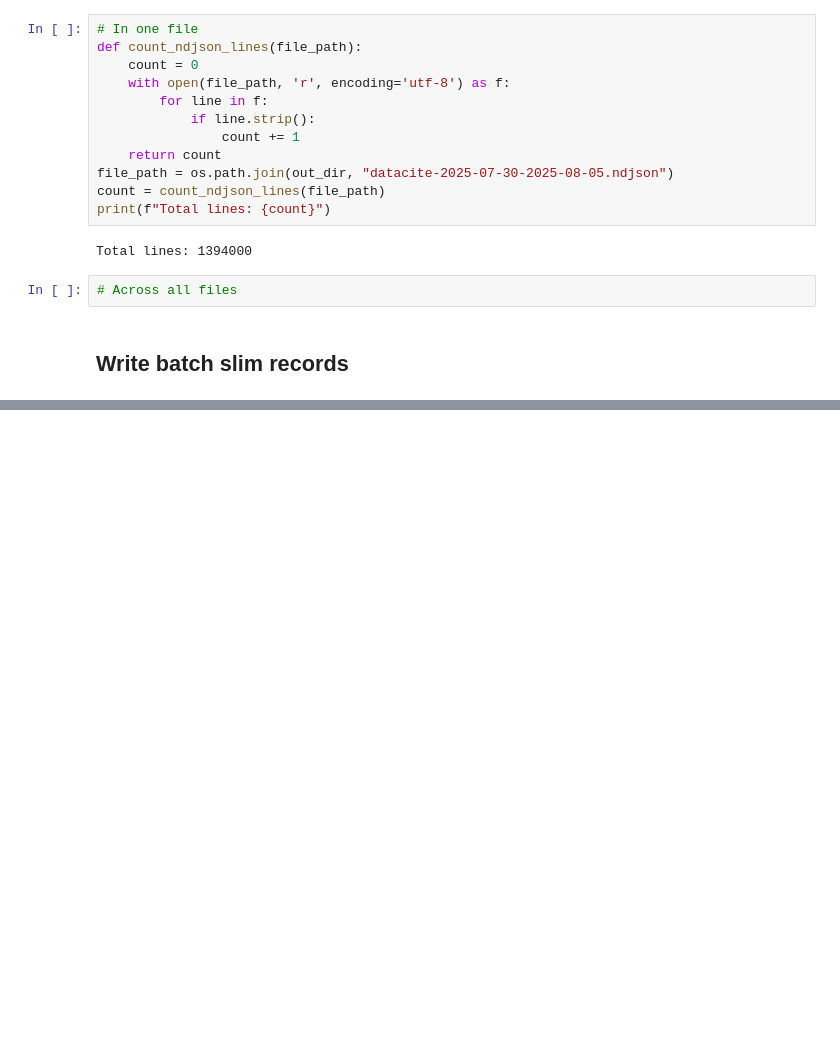
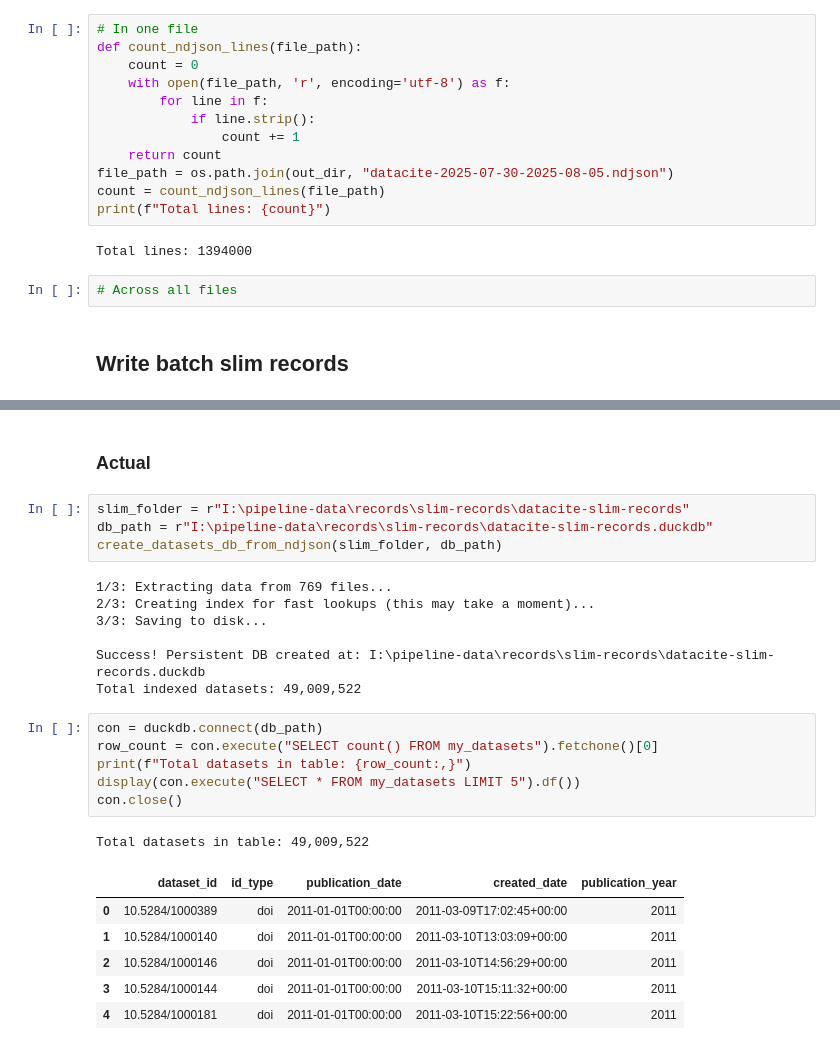
Before and after one commit to data-S-index/s-index-pipeline, a Jupyter notebook: notebooks-batch/datacite_harvest.ipynb, the cells around one changed output, grey strips where cells are left out. Drawn from its saved outputs; the diff is of its cells as text; blank space fills up the shorter version.

```diff
--- a/notebooks-batch/datacite_harvest.ipynb
+++ b/notebooks-batch/datacite_harvest.ipynb
@@ -128,0 +152,27 @@ Processing 771 files using 40 cores...
+# %% [markdown]
+### Actual
+# %%
+slim_folder = r"I:\pipeline-data\records\slim-records\datacite-slim-records"
+db_path = r"I:\pipeline-data\records\slim-records\datacite-slim-records.duckdb"
+create_datasets_db_from_ndjson(slim_folder, db_path)
+# %% [output]
+1/3: Extracting data from 769 files...
+2/3: Creating index for fast lookups (this may take a moment)...
+3/3: Saving to disk...
+
+Success! Persistent DB created at: I:\pipeline-data\records\slim-records\datacite-slim-records.duckdb
+Total indexed datasets: 49,009,522
+# %%
+con = duckdb.connect(db_path)
+row_count = con.execute("SELECT count() FROM my_datasets").fetchone()[0]
+print(f"Total datasets in table: {row_count:,}")
+display(con.execute("SELECT * FROM my_datasets LIMIT 5").df())
+con.close()
+# %% [output]
+Total datasets in table: 49,009,522
+|  | dataset_id | id_type | publication_date | created_date | publication_year |
+| 0 | 10.5284/1000389 | doi | 2011-01-01T00:00:00 | 2011-03-09T17:02:45+00:00 | 2011 |
+| 1 | 10.5284/1000140 | doi | 2011-01-01T00:00:00 | 2011-03-10T13:03:09+00:00 | 2011 |
+| 2 | 10.5284/1000146 | doi | 2011-01-01T00:00:00 | 2011-03-10T14:56:29+00:00 | 2011 |
+| 3 | 10.5284/1000144 | doi | 2011-01-01T00:00:00 | 2011-03-10T15:11:32+00:00 | 2011 |
+| 4 | 10.5284/1000181 | doi | 2011-01-01T00:00:00 | 2011-03-10T15:22:56+00:00 | 2011 |
```
Also changed, not shown: parts of 6 cells of this notebook, 13 other files.
